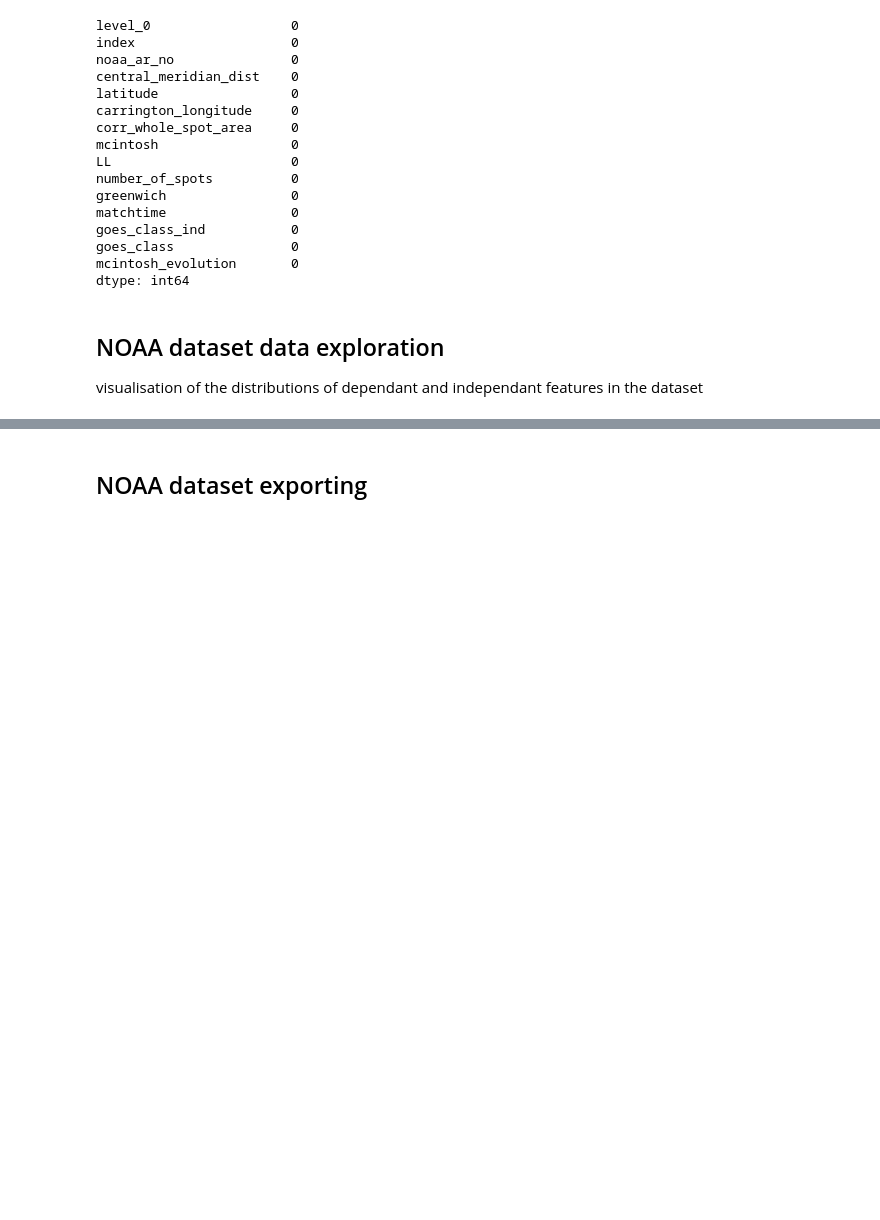
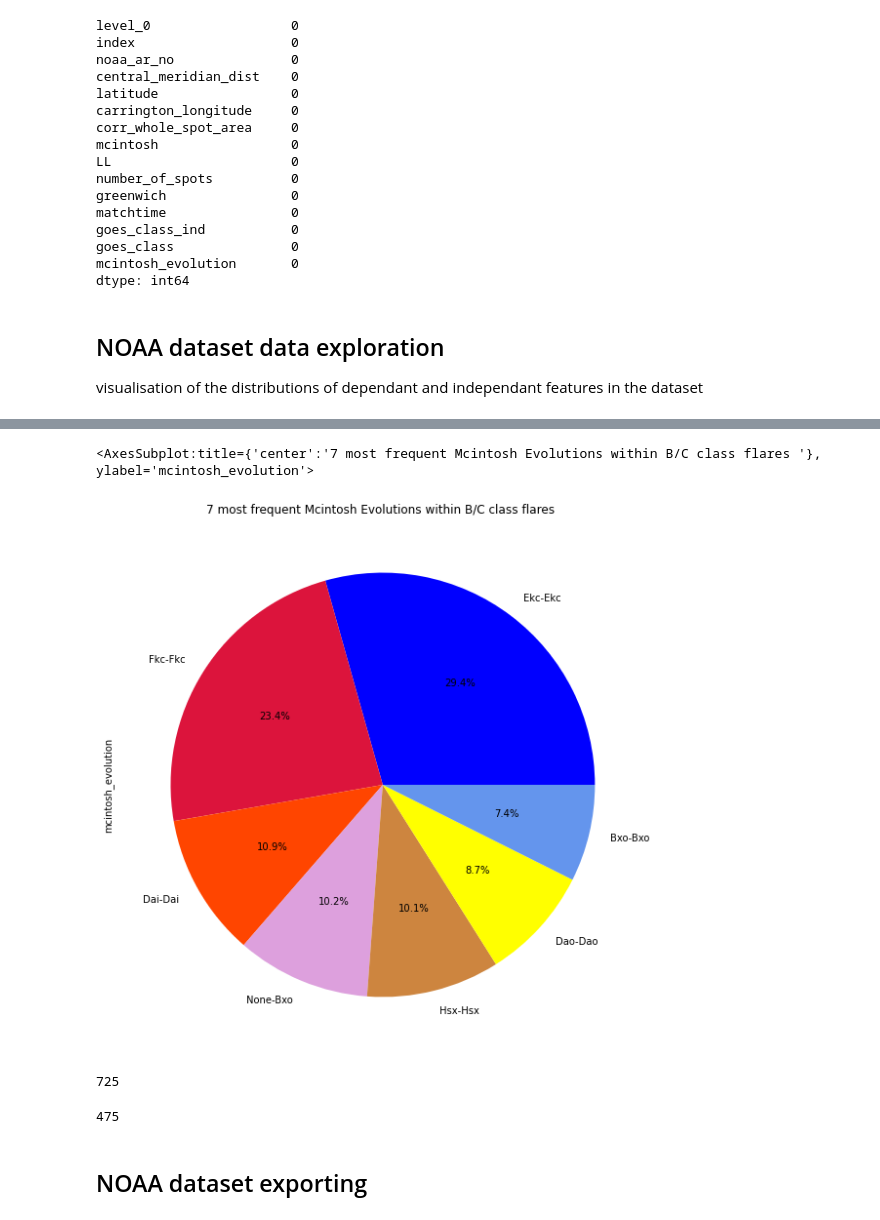
Before and after one commit to arananDev/met-office-project, a Jupyter notebook: Data/Data cleaning and exploration.ipynb, the cells around one changed output, grey strips where cells are left out. Drawn from its saved outputs; the diff is of its cells as text; code cells hidden in the pictures; blank space fills up the shorter version.

```diff
--- a/Data/Data cleaning and exploration.ipynb
+++ b/Data/Data cleaning and exploration.ipynb
@@ -125,3 +134,15 @@ clean_data['goes_class_ind'].value_counts().plot(kind='bar', figsize=(10,10), ti
+# %%
+colours = [ "Blue", "Crimson" ,"OrangeRed", "Plum", "Peru", "Yellow", "CornflowerBlue" ]
+clean_data.query("goes_class_ind == 'B' or goes_class_ind == 'C' ")['mcintosh_evolution'].value_counts().head(7).plot(kind='pie', figsize=(10,10),autopct='%1.1f%%', colors = colours, title = "7 most frequent Mcintosh Evolutions within B/C class flares ")
+# %% [output]
+<AxesSubplot:title={'center':'7 most frequent Mcintosh Evolutions within B/C class flares '}, ylabel='mcintosh_evolution'>
+[figure, added]
+# %%
+print(len(np.unique(clean_data["mcintosh_evolution"])))
+len(data_2.columns[16:])
+# %% [output]
+725
+475
 # %% [markdown]
 ## NOAA dataset exporting
 # %%
```
Also changed, not shown: parts of 17 cells of this notebook, 50 other files.
